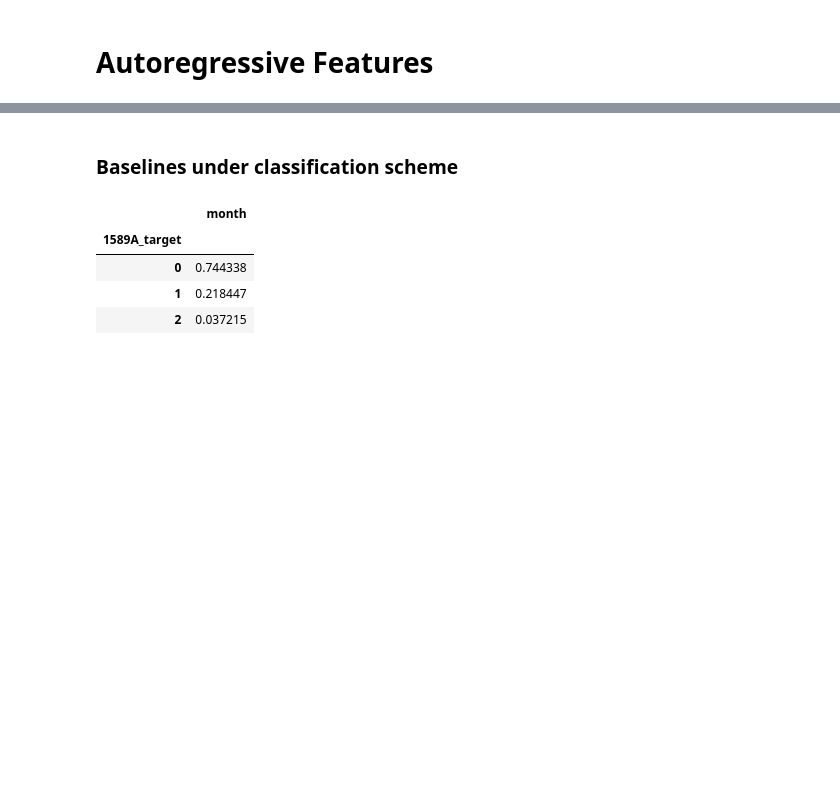
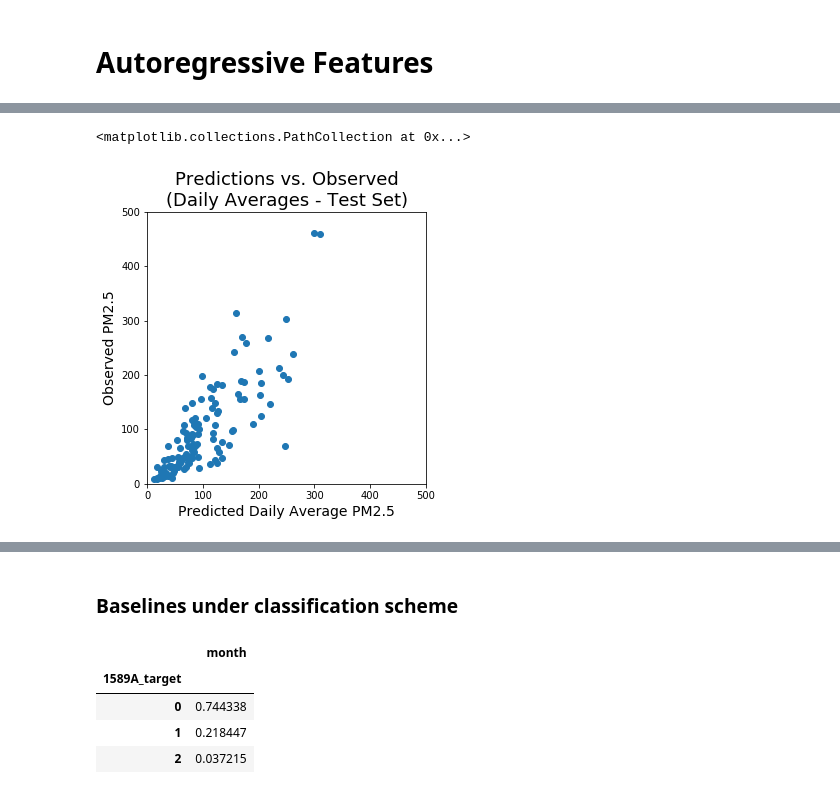
Before and after one commit to brenton72/china_pollution, a Jupyter notebook: Cleaning_and_Initial_Model.ipynb, the cells around one changed output, grey strips where cells are left out. Saved outputs shown, nothing was run; the diff lists cells and outputs as text; code cells hidden in the pictures; blank space fills up the shorter version.

```diff
--- a/Cleaning_and_Initial_Model.ipynb
+++ b/Cleaning_and_Initial_Model.ipynb
@@ -192,0 +280,3 @@ AQI_less.head()
+# %%
+PM_Day = PM_Hour.groupby('date', as_index=False).mean() #Take daily average of each variable.
+PM_Day.to_csv('PM25_Day.csv')
@@ -248,0 +487,11 @@ datasets[1].tail()
+# %%
+plt.figure(figsize=[5,5])
+plt.ylim(0,500)
+plt.xlim(0,500)
+plt.xlabel('Predicted Daily Average PM2.5', size=14)
+plt.ylabel('Observed PM2.5', size=14)
+plt.title('Predictions vs. Observed\n(Daily Averages - Test Set)', size=18)
+plt.scatter(preds, TestY)
+# %% [output]
+<matplotlib.collections.PathCollection at 0x...>
+[figure, added]
```
Also changed, not shown: parts of 56 cells of this notebook, 1 other file.
